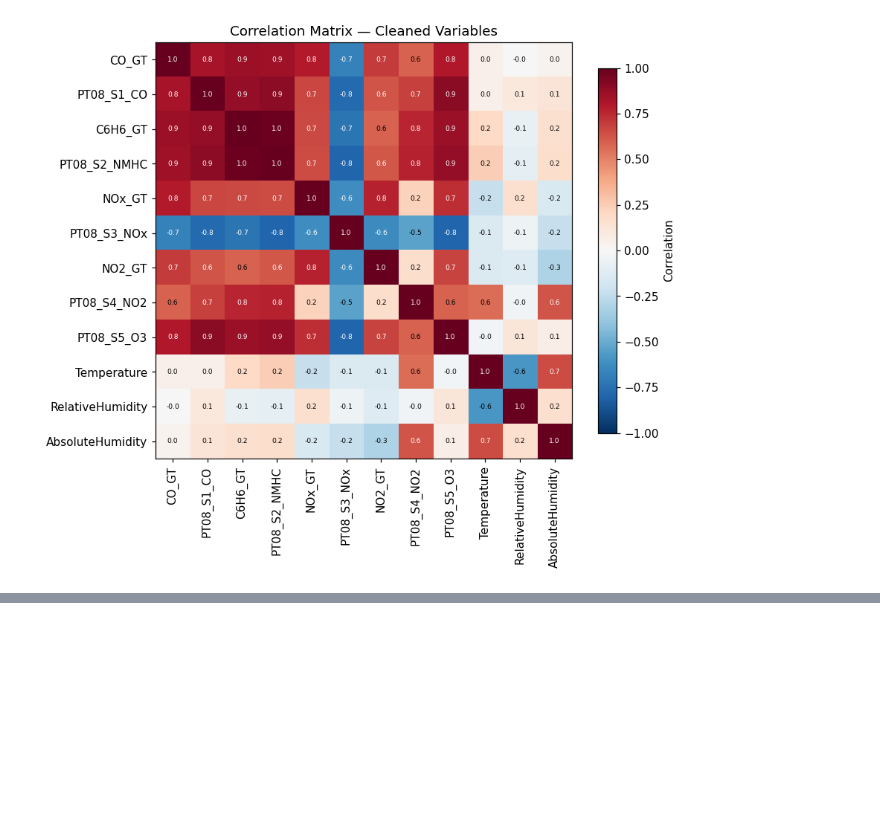
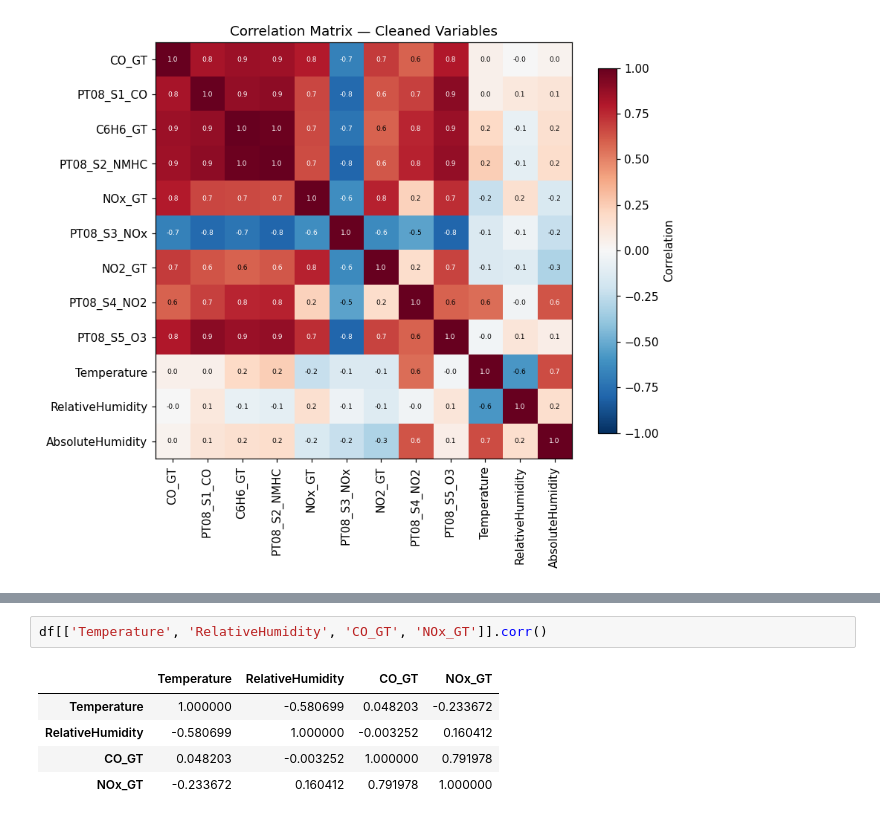
Before and after one commit to darshansuresh006-dev/air-quality-analytics, a Jupyter notebook: notebooks/01_air_quality_analysis.ipynb, the cells around one changed output, grey strips where cells are left out. Cells and saved outputs as stored; diff of their text form; blank space fills up the shorter version.

```diff
--- a/notebooks/01_air_quality_analysis.ipynb
+++ b/notebooks/01_air_quality_analysis.ipynb
@@ -436,0 +452,8 @@ plt.show()
+# %%
+df[['Temperature', 'RelativeHumidity', 'CO_GT', 'NOx_GT']].corr()
+# %% [output]
+|  | Temperature | RelativeHumidity | CO_GT | NOx_GT |
+| Temperature | 1.000000 | -0.580699 | 0.048203 | -0.233672 |
+| RelativeHumidity | -0.580699 | 1.000000 | -0.003252 | 0.160412 |
+| CO_GT | 0.048203 | -0.003252 | 1.000000 | 0.791978 |
+| NOx_GT | -0.233672 | 0.160412 | 0.791978 | 1.000000 |
```
Also changed, not shown: parts of 1 cell of this notebook.
